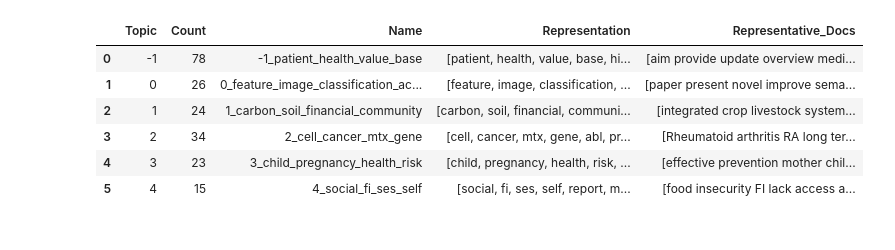
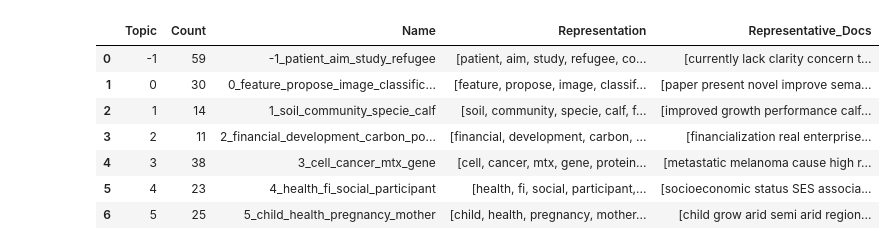
Before and after one commit to andersaknielsen/topic_model_project, a Jupyter notebook: notebooks/topic_modeling_with_bertopic.ipynb, the cells around one changed output. Cells and saved outputs as stored; diff of their text form; code cells hidden in the pictures.

```diff
--- a/notebooks/topic_modeling_with_bertopic.ipynb
+++ b/notebooks/topic_modeling_with_bertopic.ipynb
@@ -56,3 +57,0 @@ df['cleaned_abstract'] = cleaned_docs
-# %%
-# BERTopic often wants the documents to be longer, so we can multiply the documents by 10
-cleaned_docs = cleaned_docs*10
@@ -61,7 +63,7 @@ tokenizer = AutoTokenizer.from_pretrained('allenai/scibert_scivocab_uncased')
 embed_model = AutoModel.from_pretrained('allenai/scibert_scivocab_uncased')
 # %%
 # Fit the topic model
-topic_model = BERTopic(verbose=True, embedding_model=embed_model, language='english', calculate_probabilities=True, nr_topics=10)
+topic_model = BERTopic(verbose=True, embedding_model=embed_model, language='english', calculate_probabilities=True, nr_topics=10, top_n_words=20)
 topics, probs = topic_model.fit_transform(df['cleaned_abstract'])
 topic_model.get_topic_info()
 # %% [output]
@@ -78,7 +80,8 @@ topic_model.get_topic_info()
 |  | Topic | Count | Name | Representation | Representative_Docs |
-| 0 | -1 | 78 | -1_patient_health_value_base | [patient, health, value, base, hi... | [aim provide update overview medi... |
-| 1 | 0 | 26 | 0_feature_image_classification_ac... | [feature, image, classification, ... | [paper present novel improve sema... |
-| 2 | 1 | 24 | 1_carbon_soil_financial_community | [carbon, soil, financial, communi... | [integrated crop livestock system... |
-| 3 | 2 | 34 | 2_cell_cancer_mtx_gene | [cell, cancer, mtx, gene, abl, pr... | [Rheumatoid arthritis RA long ter... |
-| 4 | 3 | 23 | 3_child_pregnancy_health_risk | [child, pregnancy, health, risk, ... | [effective prevention mother chil... |
-| 5 | 4 | 15 | 4_social_fi_ses_self | [social, fi, ses, self, report, m... | [food insecurity FI lack access a... |
+| 0 | -1 | 59 | -1_patient_aim_study_refugee | [patient, aim, study, refugee, co... | [currently lack clarity concern t... |
+| 1 | 0 | 30 | 0_feature_propose_image_classific... | [feature, propose, image, classif... | [paper present novel improve sema... |
+| 2 | 1 | 14 | 1_soil_community_specie_calf | [soil, community, specie, calf, f... | [improved growth performance calf... |
+| 3 | 2 | 11 | 2_financial_development_carbon_po... | [financial, development, carbon, ... | [financialization real enterprise... |
+| 4 | 3 | 38 | 3_cell_cancer_mtx_gene | [cell, cancer, mtx, gene, protein... | [metastatic melanoma cause high r... |
+| 5 | 4 | 23 | 4_health_fi_social_participant | [health, fi, social, participant,... | [socioeconomic status SES associa... |
+| 6 | 5 | 25 | 5_child_health_pregnancy_mother | [child, health, pregnancy, mother... | [child grow arid semi arid region... |
```
Also changed, not shown: parts of 19 cells of this notebook, 2 other files.
